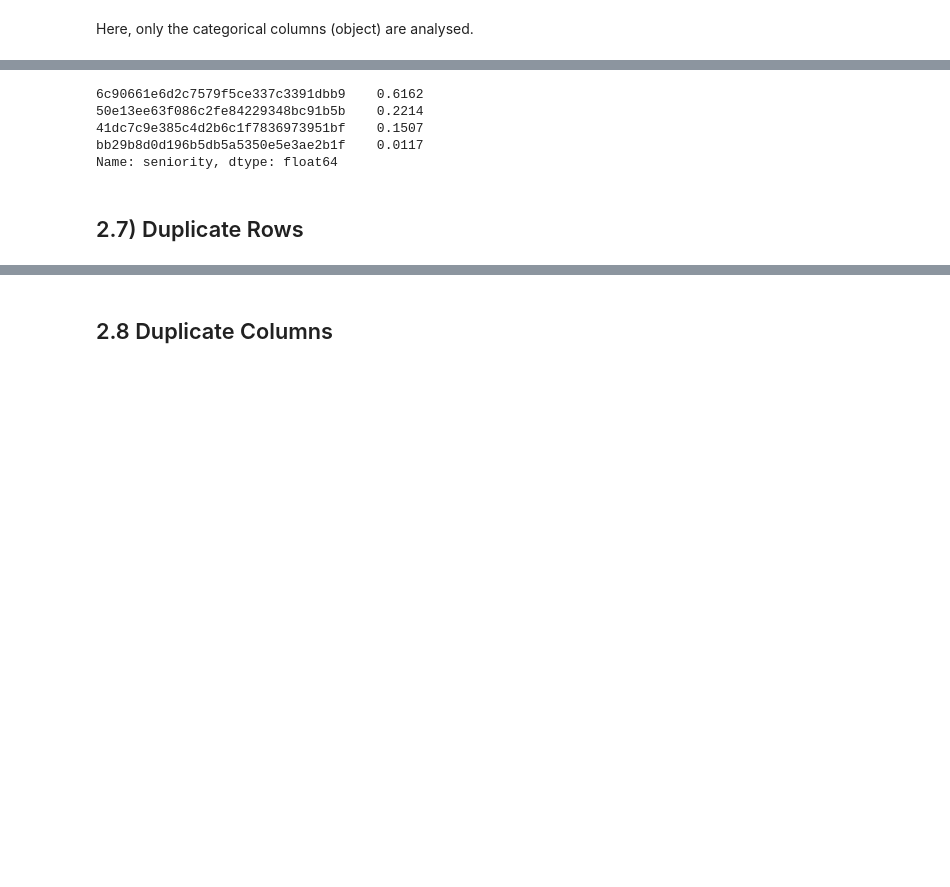
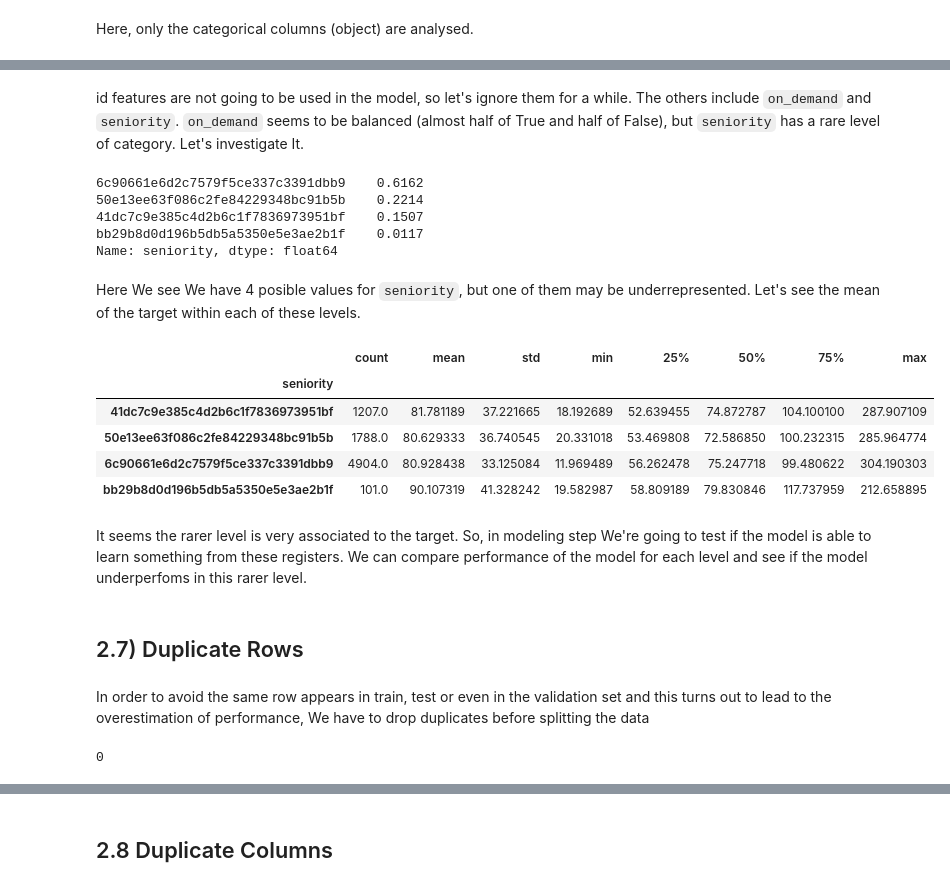
Before and after one commit to brunocvs7/time2delivery, a Jupyter notebook: notebooks/2_data_cleaning.ipynb, the cells around one changed output, grey strips where cells are left out. Cells and saved outputs as stored; diff of their text form; code cells hidden in the pictures; blank space fills up the shorter version.

Commit message:
finished cleaning step

```diff
--- a/notebooks/2_data_cleaning.ipynb
+++ b/notebooks/2_data_cleaning.ipynb
@@ -196,6 +194,8 @@ columns_rare_levels
  'store_branch_id': 0.0001,
  'seniority': 0.0117,
  'store_id': 0.0001}
+# %% [markdown]
+id features are not going to be used in the model, so let's ignore them for a while. The others include `on_demand` and `seniority`. `on_demand` seems to be balanced (almost half of True and half of False), but `seniority` has a rare level of category. Let's investigate It.
 # %%
 df_orders['seniority'].value_counts(normalize=True)
 # %% [output]
@@ -204,5 +204,20 @@ df_orders['seniority'].value_counts(normalize=True)
 41dc7c9e385c4d2b6c1f7836973951bf    0.1507
 bb29b8d0d196b5db5a5350e5e3ae2b1f    0.0117
 Name: seniority, dtype: float64
+# %% [markdown]
+Here We see We have 4 posible values for `seniority`, but one of them may be underrepresented. Let's see the mean of the target within each of these levels.
+# %%
+df_orders.groupby('seniority')['total_minutes'].describe()
+# %% [output]
+|  | count | mean | std | min | 25% | 50% | 75% | max |
+| seniority |  |  |  |  |  |  |  |  |
+| 41dc7c9e385c4d2b6c1f7836973951bf | 1207.0 | 81.781189 | 37.221665 | 18.192689 | 52.639455 | 74.872787 | 104.100100 | 287.907109 |
+| 50e13ee63f086c2fe84229348bc91b5b | 1788.0 | 80.629333 | 36.740545 | 20.331018 | 53.469808 | 72.586850 | 100.232315 | 285.964774 |
+| 6c90661e6d2c7579f5ce337c3391dbb9 | 4904.0 | 80.928438 | 33.125084 | 11.969489 | 56.262478 | 75.247718 | 99.480622 | 304.190303 |
+| bb29b8d0d196b5db5a5350e5e3ae2b1f | 101.0 | 90.107319 | 41.328242 | 19.582987 | 58.809189 | 79.830846 | 117.737959 | 212.658895 |
+# %% [markdown]
+It seems the rarer level is very associated to the target. So, in modeling step We're going to test if the model is able to learn something from these registers. We can compare performance of the model for each level and see if the model underperfoms in this rarer level.
 # %% [markdown]
 ## 2.7) Duplicate Rows
+# %% [markdown]
+In order to avoid the same row appears in train, test or even in the validation set and this turns out to lead to the overestimation of performance, We have to drop duplicates before splitting the data
@@ -208,0 +229,5 @@ Name: seniority, dtype: float64
+# %%
+# check number of duplicate rows
+df_orders[columns].duplicated(keep=False).sum()
+# %% [output]
+0
```
Also changed, not shown: parts of 15 cells of this notebook, 1 other file.
